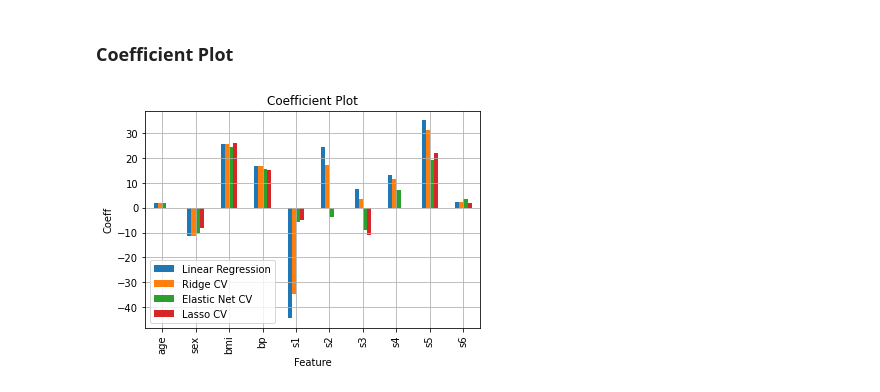
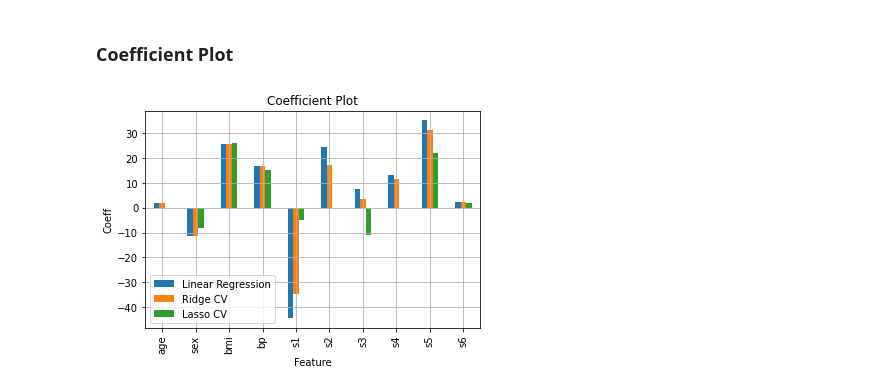
Before and after one commit to edkrueger/lasso-demo, a Jupyter notebook: notebooks/1-pratical.ipynb, the cells around one changed output. Drawn from its saved outputs; the diff is of its cells as text; code cells hidden in the pictures.

```diff
--- a/notebooks/1-pratical.ipynb
+++ b/notebooks/1-pratical.ipynb
@@ -177,12 +145,11 @@ list(zip(feature_names, elastic_net_cv_coef))
 # %%
 plot_df = pd.DataFrame(
     {
         "Linear Regression": linear_regression_coef,
         "Ridge CV": ridge_cv_coef,
-        "Elastic Net CV": elastic_net_cv_coef,
         "Lasso CV": lasso_cv_coef,
     },
     index=feature_names,
 ).plot.bar(title="Coefficient Plot", xlabel="Feature", ylabel="Coeff", grid=True)
 # %% [output]
-[figure, old version]
+[figure, new version]
```
Also changed, not shown: parts of 7 cells of this notebook, 1 other file.
